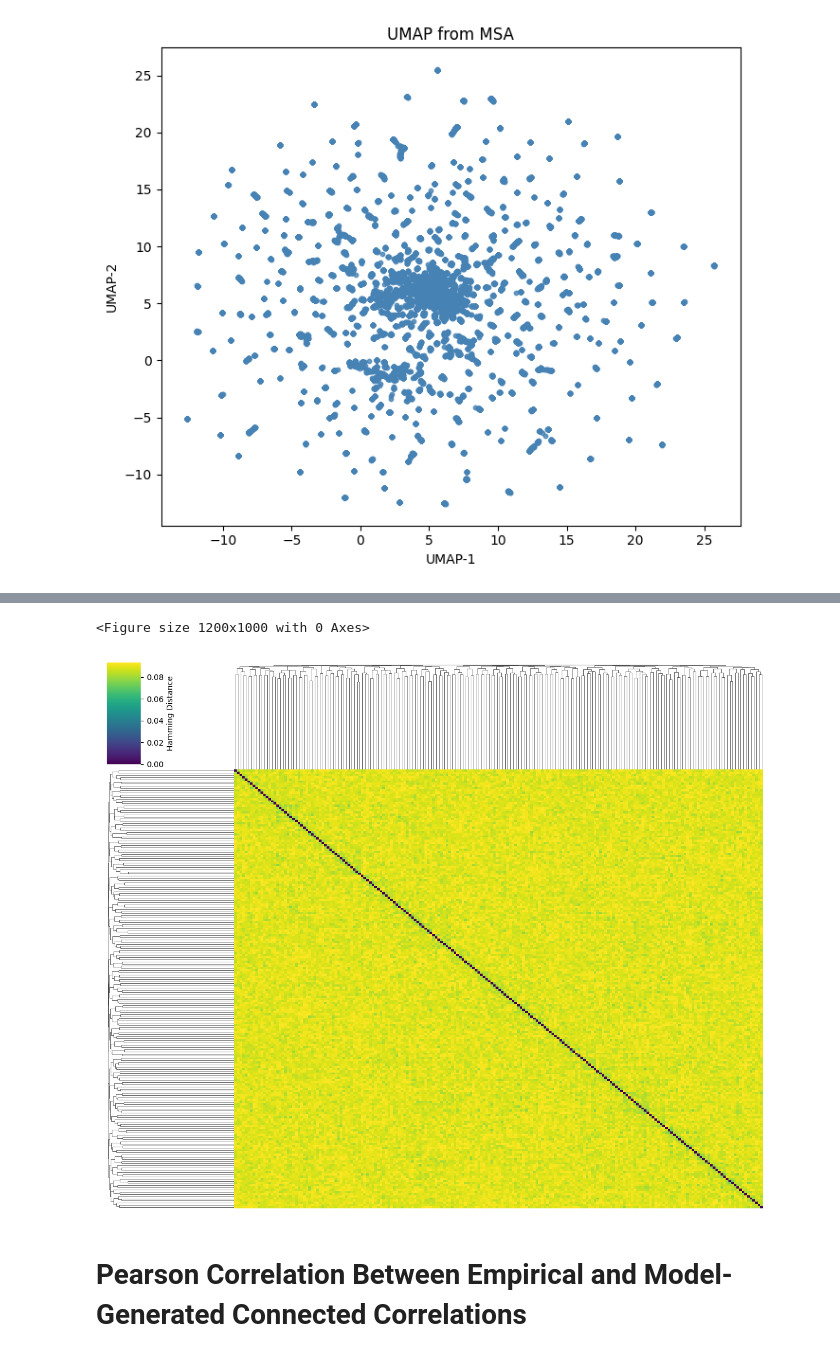
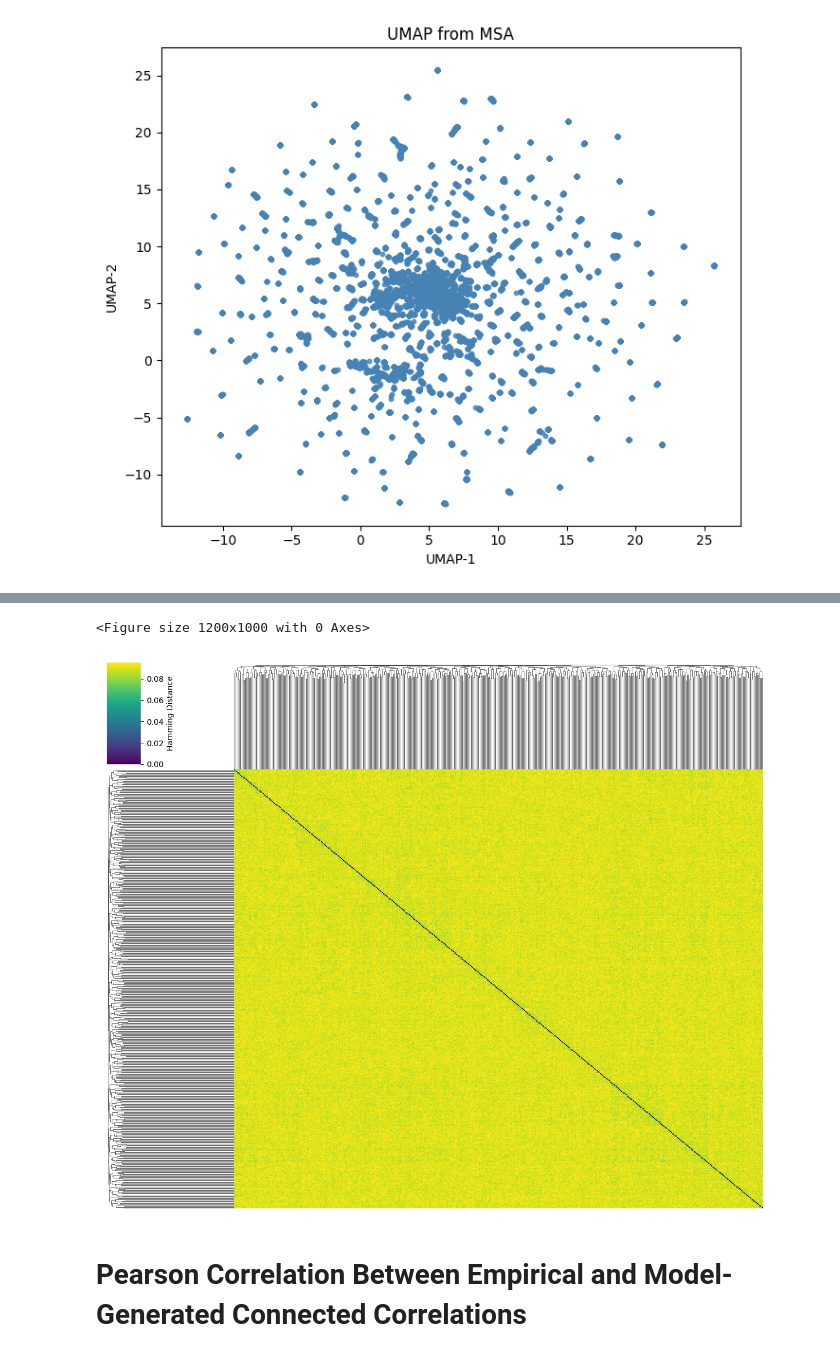
Before and after one commit to tferracina/ArDCA-Python, a Jupyter notebook: code/analyzing_results.ipynb, the cells around one changed output, grey strips where cells are left out. Cells and saved outputs as stored; diff of their text form; code cells hidden in the pictures.

```diff
--- a/code/analyzing_results.ipynb
+++ b/code/analyzing_results.ipynb
@@ -8,7 +8,7 @@ from utils import *
 from ardca import *
 from classes import *
 # %%
-N_SEQ = 1000
+N_SEQ = 500
 # %%
 msa_path = "../data/PF00014.fasta.gz"
 alignment = read_fasta_alignment(msa_path, max_gap_fraction=1.0)
@@ -41,7 +41,7 @@ plt.show()
 # %%
 # sample sequences from model
-model = load_ardca_model("models/ardca_PF00014_v2.pt")
-generated_seqs = model.sample(n_samples=N_SEQ)
+model = load_ardca_model("models/ardca_PF00014_v1.pt")
+generated_seqs = model.sample_sequences(n_samples=N_SEQ, seed=42).numpy()
 # %%
 pca_generated, _ = pca_from_onehot(generated_seqs)
 # %%
@@ -146,23 +146,21 @@ plt.show()
 # %%
-generated_seqs = model.sample(n_samples=N_SEQ)
-
 Y = one_hot_for_pca(generated_seqs)
 dist_matrix = pairwise_distances(Y, metric="hamming")
 
 plt.figure(figsize=(12, 10))
 cluster_grid = sns.clustermap(
     dist_matrix,
     cmap="viridis",
     figsize=(12, 10),
     method="average",  # Use average linkage for clustering
     xticklabels=False, # Hide x-axis labels
     yticklabels=False, # Hide y-axis labels
     cbar_kws={"label": "Hamming Distance"}
 )
 plt.show()
 # %% [output]
 <Figure size 1200x1000 with 0 Axes>
-[figure, old version]
+[figure, new version]
 # %% [markdown]
 # Pearson Correlation Between Empirical and Model-Generated Connected Correlations
 # %%
```
Also changed, not shown: parts of 8 cells of this notebook.
